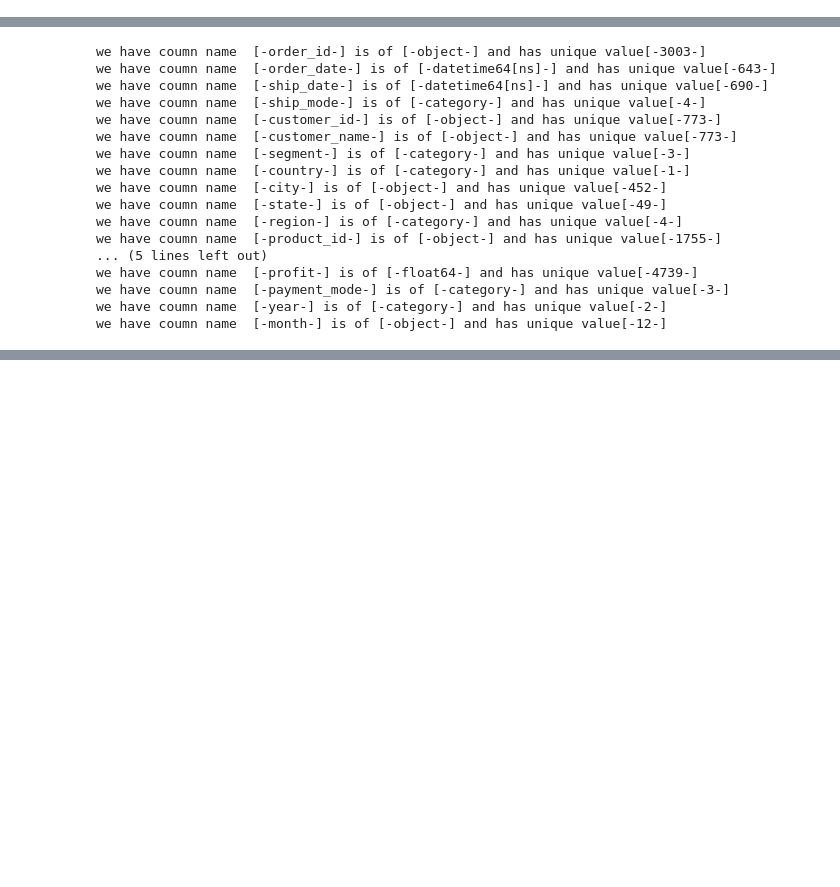
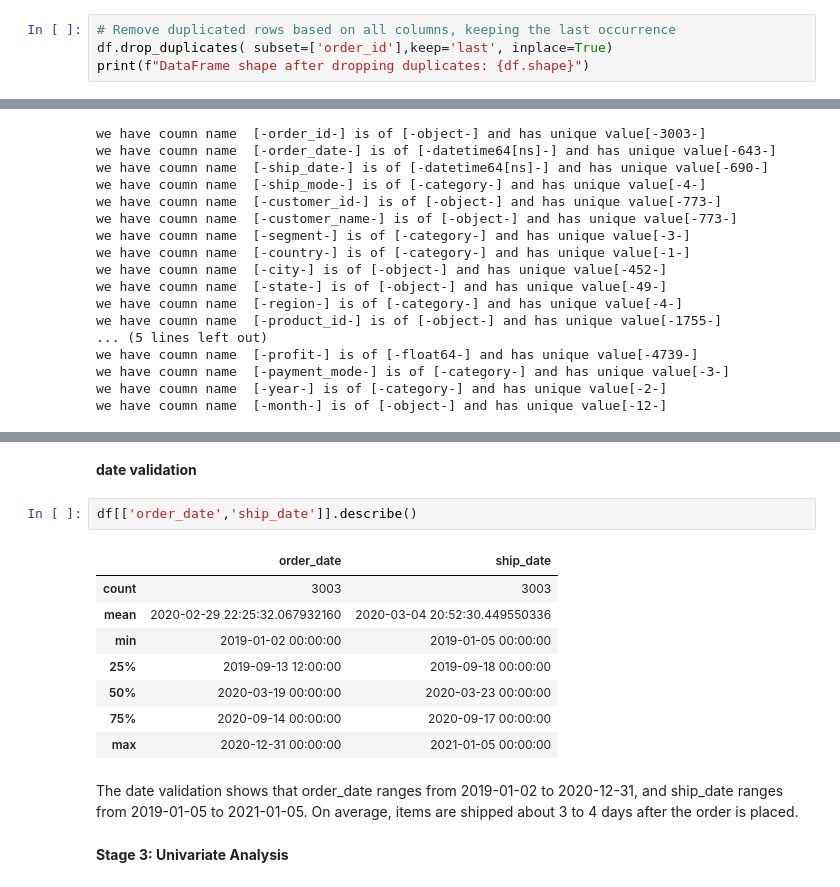
Before and after one commit to anish00ti/EDA-on-sales, a Jupyter notebook: Predictive_Ecommerce_Analytics.ipynb, the cells around one changed output, grey strips where cells are left out. Drawn from its saved outputs; the diff is of its cells as text; blank space fills up the shorter version.

```diff
--- a/Predictive_Ecommerce_Analytics.ipynb
+++ b/Predictive_Ecommerce_Analytics.ipynb
@@ -128,0 +136,4 @@ dtype: int64
+# %%
+# Remove duplicated rows based on all columns, keeping the last occurrence
+df.drop_duplicates( subset=['order_id'],keep='last', inplace=True)
+print(f"DataFrame shape after dropping duplicates: {df.shape}")
@@ -215,0 +281,17 @@ we have coumn name  [-month-] is of [-object-] and has unique value[-12-]
+# %% [markdown]
+**date validation**
+# %%
+df[['order_date','ship_date']].describe()
+# %% [output]
+|  | order_date | ship_date |
+| count | 3003 | 3003 |
+| mean | 2020-02-29 22:25:32.067932160 | 2020-03-04 20:52:30.449550336 |
+| min | 2019-01-02 00:00:00 | 2019-01-05 00:00:00 |
+| 25% | 2019-09-13 12:00:00 | 2019-09-18 00:00:00 |
+| 50% | 2020-03-19 00:00:00 | 2020-03-23 00:00:00 |
+| 75% | 2020-09-14 00:00:00 | 2020-09-17 00:00:00 |
+| max | 2020-12-31 00:00:00 | 2021-01-05 00:00:00 |
+# %% [markdown]
+The date validation shows that order_date ranges from 2019-01-02 to 2020-12-31, and ship_date ranges from 2019-01-05 to 2021-01-05. On average, items are shipped about 3 to 4 days after the order is placed.
+# %% [markdown]
+**Stage 3: Univariate Analysis**
```
Also changed, not shown: parts of 12 cells of this notebook.
